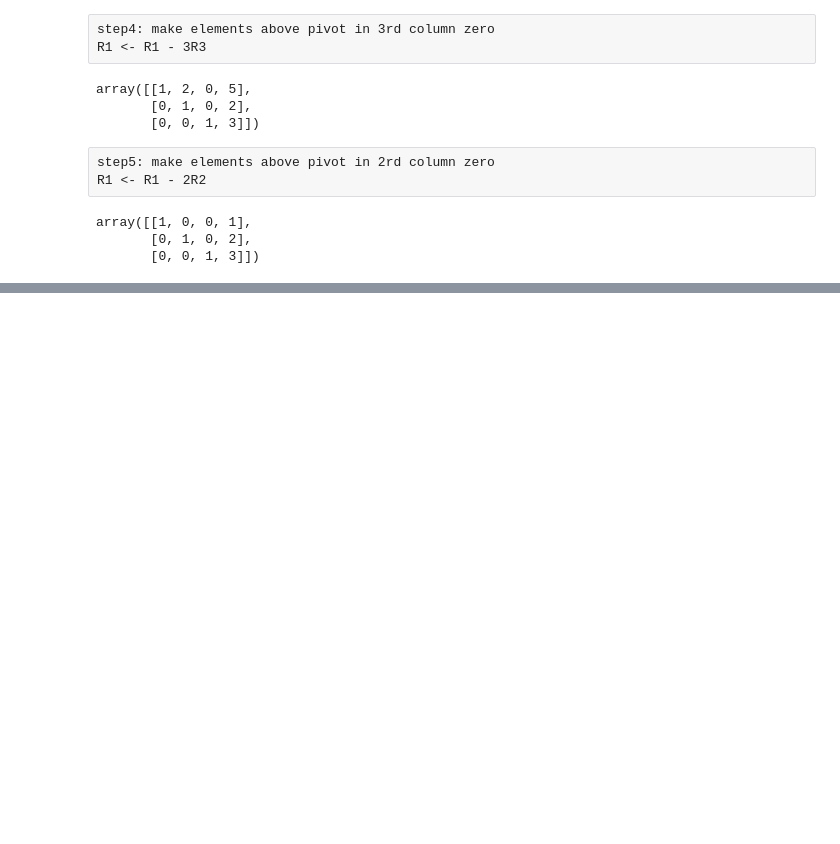
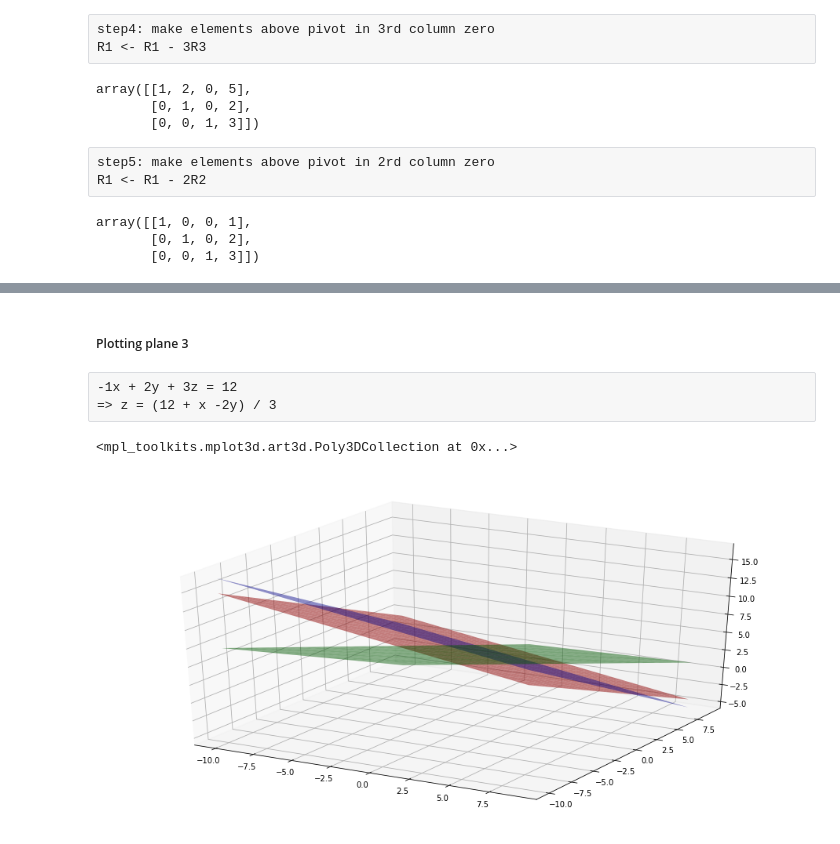
Before and after one commit to wingedrasengan927/linear-algebra, a Jupyter notebook: system_of_equations.ipynb, the cells around one changed output, grey strips where cells are left out. Drawn from its saved outputs; the diff is of its cells as text; code cells hidden in the pictures; blank space fills up the shorter version.

```diff
--- a/system_of_equations.ipynb
+++ b/system_of_equations.ipynb
@@ -148,0 +260,22 @@ z = 3
+# %%
+xx2, yy2 = np.meshgrid(range(-10, 10), range(-10, 10))
+# %%
+zz2 =  (30 - 2*xx2 - 5*yy2) / 6
+# %% [markdown]
+##### Plotting plane 3
+# %% [raw]
+-1x + 2y + 3z = 12
+=> z = (12 + x -2y) / 3
+# %%
+xx3, yy3 = np.meshgrid(range(-10, 10), range(-10, 10))
+# %%
+zz3 =  (12 + xx3 - 2*yy3) / 3
+# %%
+fig = plt.figure(figsize=(16, 8))
+ax = fig.add_subplot(111,projection='3d')
+ax.plot_surface(xx1, yy1, zz1, alpha=0.5, color="red")
+ax.plot_surface(xx2, yy2, zz2, alpha=0.5, color="blue")
+ax.plot_surface(xx3, yy3, zz3, alpha=0.5, color="green")
+# %% [output]
+<mpl_toolkits.mplot3d.art3d.Poly3DCollection at 0x...>
+[figure, added]
```
Also changed, not shown: parts of 45 cells of this notebook.
